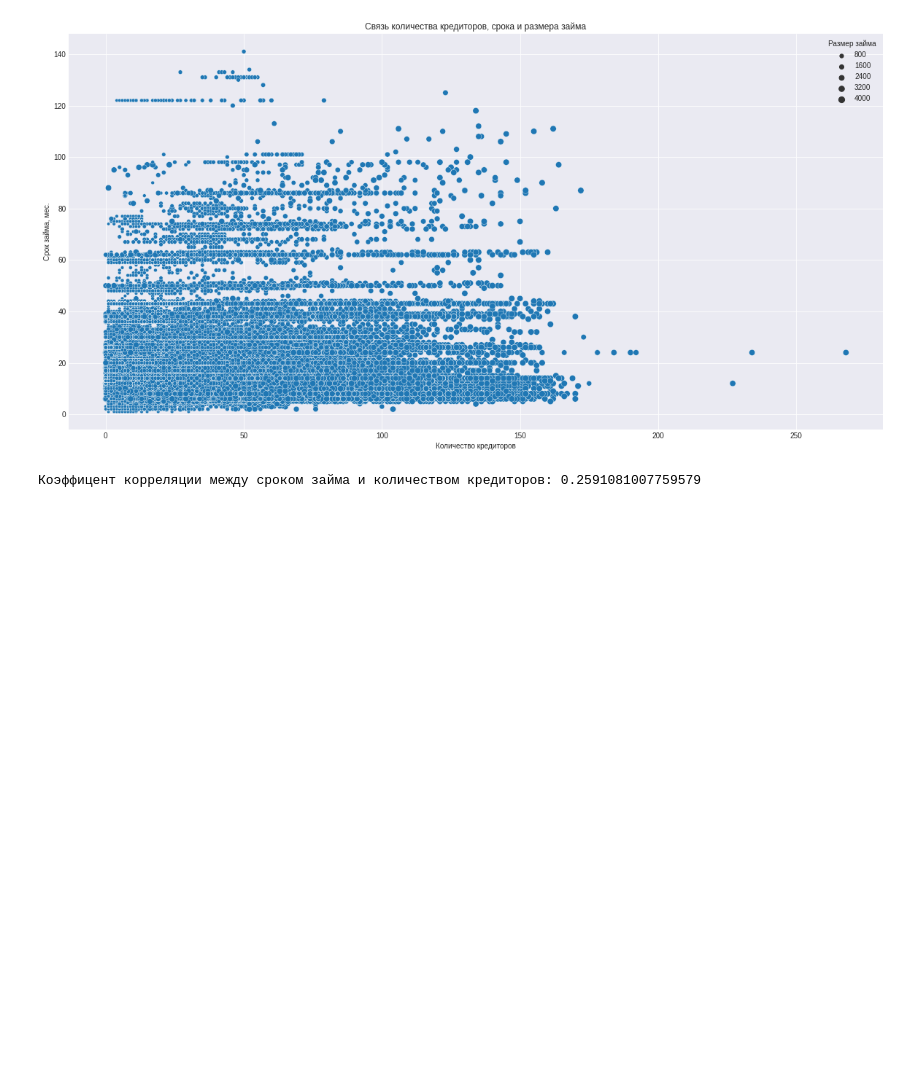
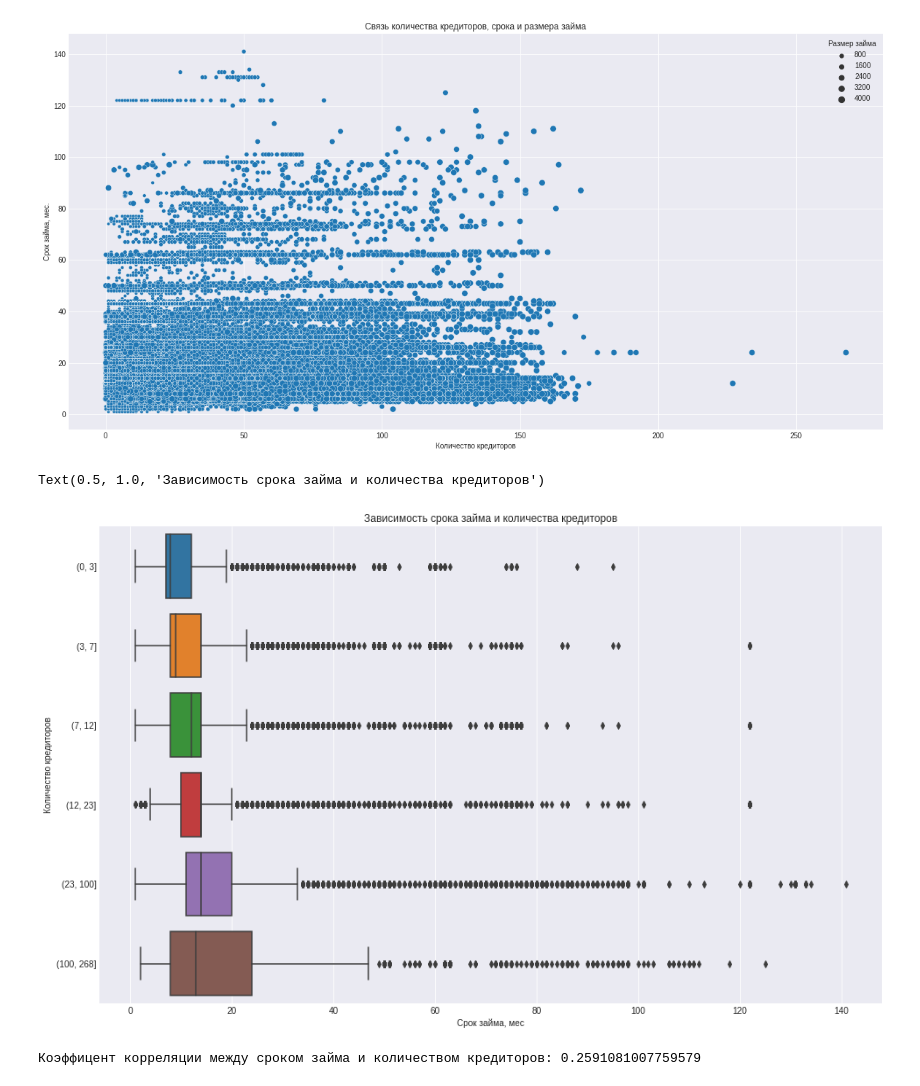
Before and after one commit to ddmitry80/ds_junior_analytics, a Jupyter notebook: Разведочный анализ данных EDA/Домашка/Мастер_класс_Разведочный_анализ_данных_&_Подготовка_отчетов_Конспект.ipynb, the cells around one changed output. Drawn from its saved outputs; the diff is of its cells as text; code cells hidden in the pictures; blank space fills up the shorter version.

```diff
--- a/Разведочный анализ данных EDA/Домашка/Мастер_класс_Разведочный_анализ_данных_&_Подготовка_отчетов_Конспект.ipynb
+++ b/Разведочный анализ данных EDA/Домашка/Мастер_класс_Разведочный_анализ_данных_&_Подготовка_отчетов_Конспект.ipynb
@@ -996,6 +1061,15 @@ plt.legend(title='Размер займа')
 plt.show();
 # %% [output]
 [figure]
+# %%
+plt.figure(figsize=(16, 10))
+sns.boxplot(data=df_kiva_loans_trimmed, x='term_in_months', y='binned')
+plt.ylabel('Количество кредиторов')
+plt.xlabel('Срок займа, мес')
+plt.title('Зависимость срока займа и количества кредиторов')
+# %% [output]
+Text(0.5, 1.0, 'Зависимость срока займа и количества кредиторов')
+[figure, added]
 # %%
 C = np.corrcoef(df_kiva_loans_trimmed['lender_count'], df_kiva_loans_trimmed['term_in_months'])
 print('Коэффицент корреляции между сроком займа и количеством кредиторов:', C[0,1])
```
Also changed, not shown: parts of 10 cells of this notebook.
